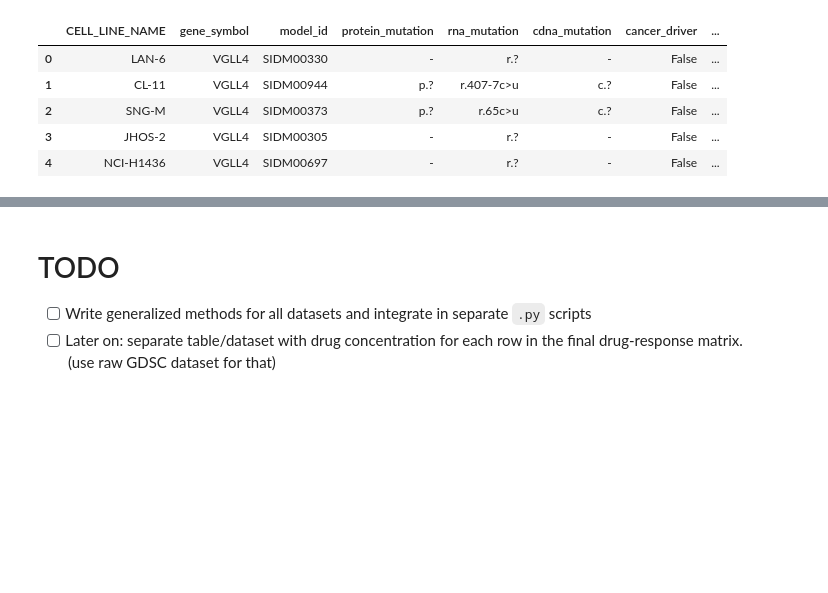
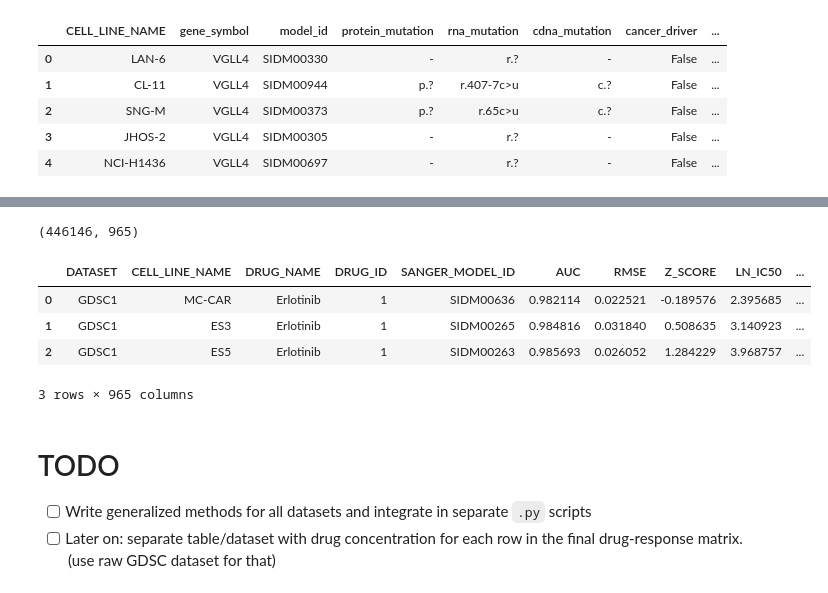
Before and after one commit to PeeteKeesel/gnn-for-drug-response-prediction, a Jupyter notebook: notebooks/dataset_creations.ipynb, the cells around one changed output, grey strips where cells are left out. Cells and saved outputs as stored; diff of their text form; code cells hidden in the pictures; blank space fills up the shorter version.

```diff
--- a/notebooks/dataset_creations.ipynb
+++ b/notebooks/dataset_creations.ipynb
@@ -665,3 +666,20 @@ Shape: (983, 957)
 | 3 | 451Lu | 1.0 | 0.0 | 1.0 | 0.0 | 0.0 | 0.0 | 0.0 | 0.0 | 0.0 | ... |
 | 4 | 5637 | 0.0 | 1.0 | 1.0 | 1.0 | 1.0 | 0.0 | 1.0 | 0.0 | 0.0 | ... |
 5 rows × 957 columns
+# %%
+gdsc_base = pd.read_pickle(PROCESSED_DATA_PATH + 'drm_full.pkl')
+
+# Join the sparsed CNV data to the GDSC table.
+join_gdsc_mut= gdsc_base.merge(right=mutations_v5,
+                               on=['CELL_LINE_NAME'],
+                               how='left',
+                               suffixes=['_gdsc', '_mut'])
+print(join_gdsc_mut.shape)
+join_gdsc_mut.head(3)
+# %% [output]
+(446146, 965)
+|  | DATASET | CELL_LINE_NAME | DRUG_NAME | DRUG_ID | SANGER_MODEL_ID | AUC | RMSE | Z_SCORE | LN_IC50 | ... |
+| 0 | GDSC1 | MC-CAR | Erlotinib | 1 | SIDM00636 | 0.982114 | 0.022521 | -0.189576 | 2.395685 | ... |
+| 1 | GDSC1 | ES3 | Erlotinib | 1 | SIDM00265 | 0.984816 | 0.031840 | 0.508635 | 3.140923 | ... |
+| 2 | GDSC1 | ES5 | Erlotinib | 1 | SIDM00263 | 0.985693 | 0.026052 | 1.284229 | 3.968757 | ... |
+3 rows × 965 columns
```
Also changed, not shown: parts of 3 cells of this notebook, 1 other file.
